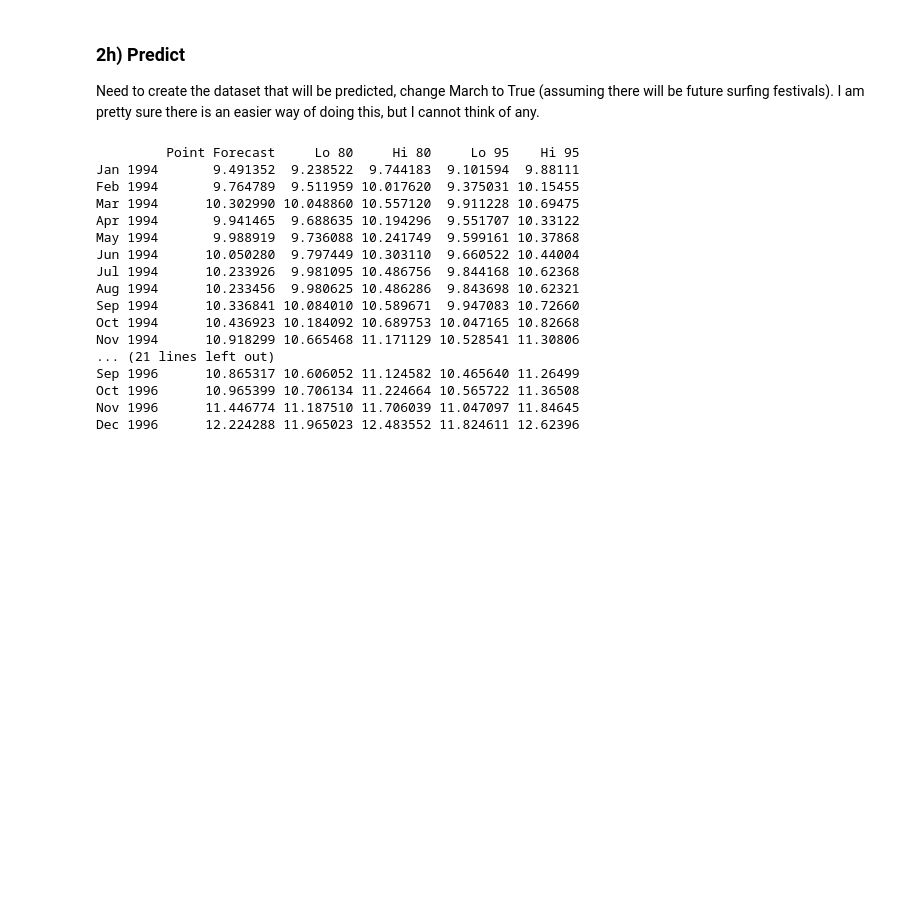
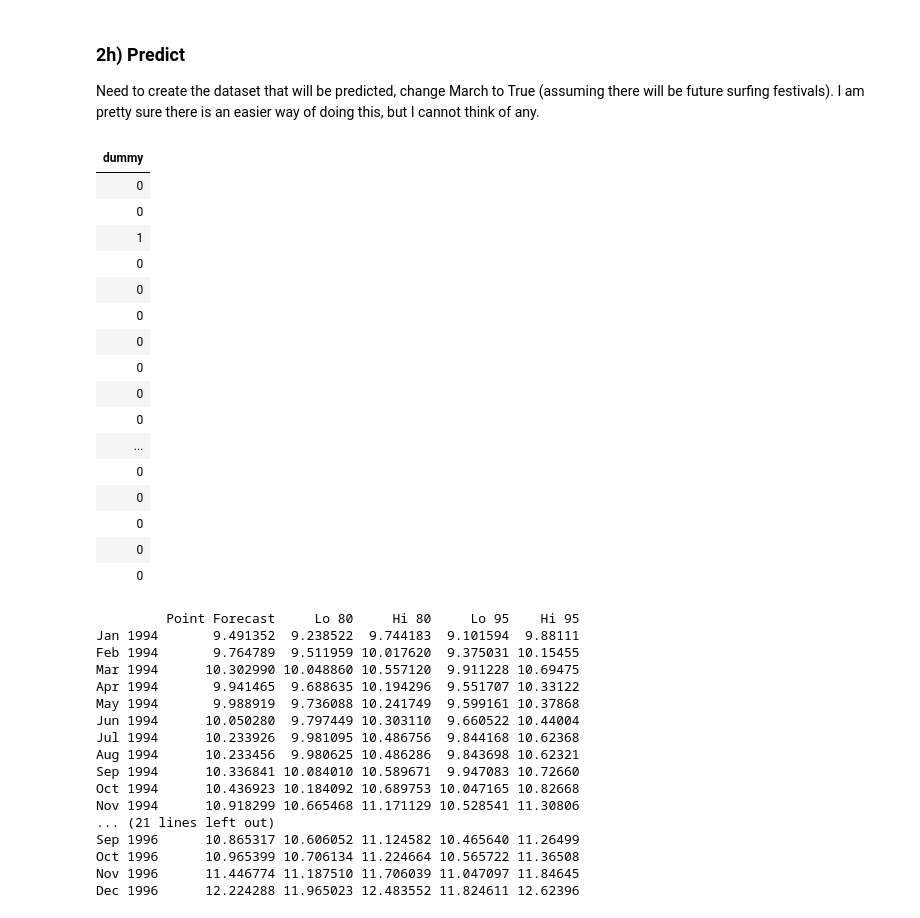
Before and after one commit to kofoide/forecasting, a Jupyter notebook: Week3/Assignment/Question2.ipynb, the cells around one changed output. Cells and saved outputs as stored; diff of their text form; code cells hidden in the pictures; blank space fills up the shorter version.

```diff
--- a/Week3/Assignment/Question2.ipynb
+++ b/Week3/Assignment/Question2.ipynb
@@ -167,6 +169,26 @@ future_dummy = data.frame(dummy = rep(0, 36))
 future_dummy[3, 1] = 1
 future_dummy[15, 1] = 1
 future_dummy[27, 1] = 1
+# %%
+future_dummy
+# %% [output]
+| dummy |
+| 0 |
+| 0 |
+| 1 |
+| 0 |
+| 0 |
+| 0 |
+| 0 |
+| 0 |
+| 0 |
+| 0 |
+| ... |
+| 0 |
+| 0 |
+| 0 |
+| 0 |
+| 0 |
 # %%
 # Predict the Future
 future = forecast(rm, newdata=future_dummy)
```
Also changed, not shown: parts of 1 cell of this notebook, 14 other files.
